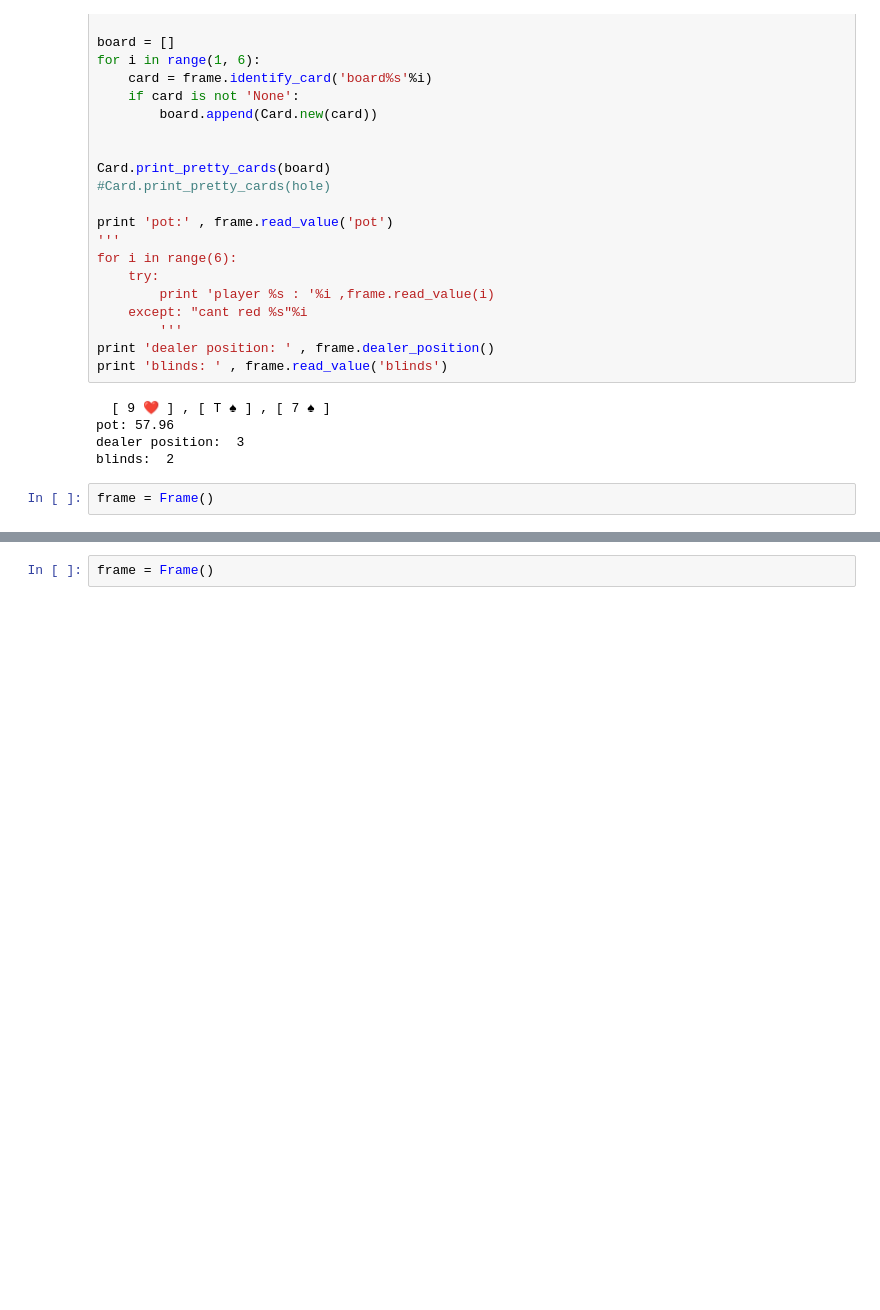
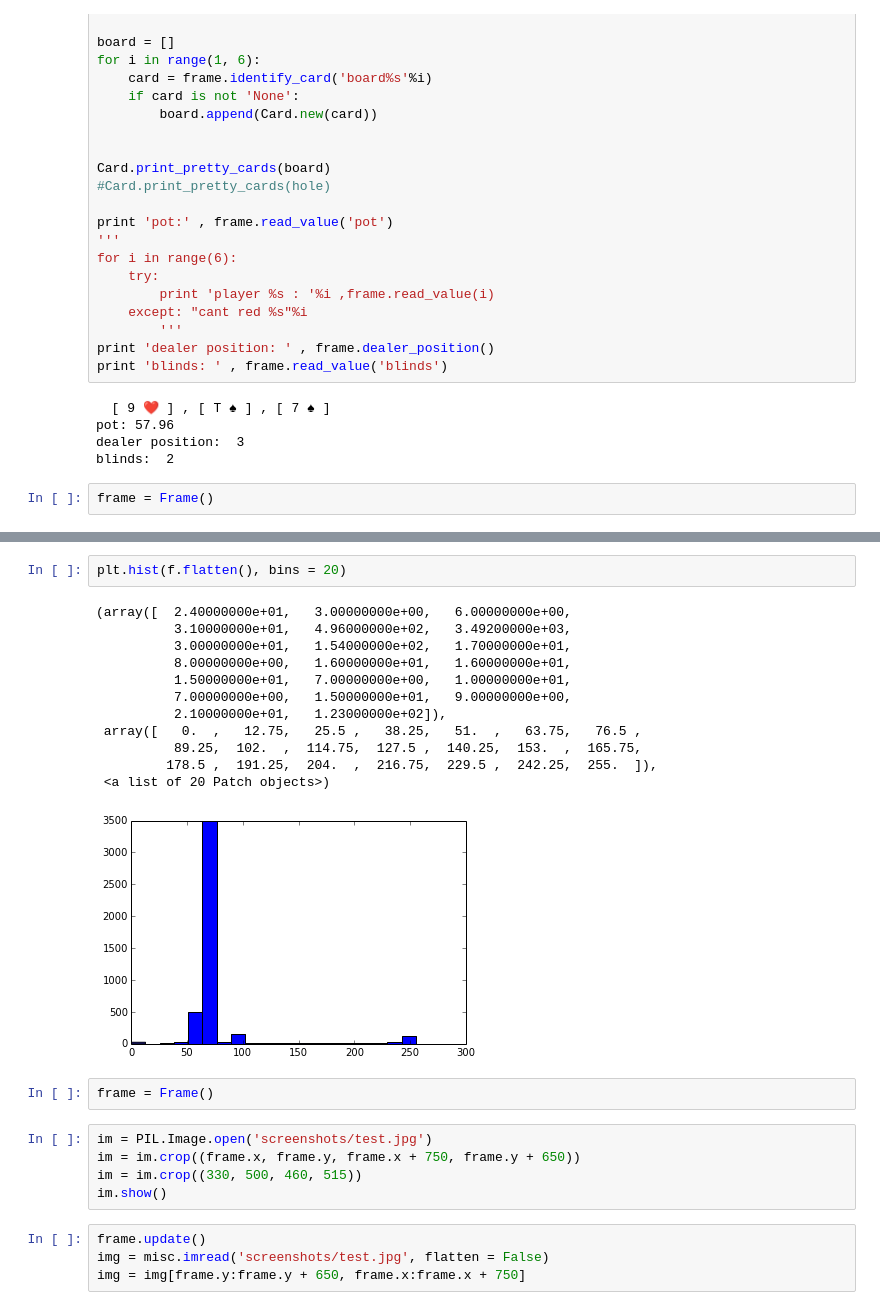
Before and after one commit to edouardswiac/PokerBot, a Jupyter notebook: BovadaProcessor.ipynb, the cells around one changed output, grey strips where cells are left out. Drawn from its saved outputs; the diff is of its cells as text; blank space fills up the shorter version.

```diff
--- a/BovadaProcessor.ipynb
+++ b/BovadaProcessor.ipynb
@@ -307,2 +324,26 @@ print s
+# %%
+plt.hist(f.flatten(), bins = 20)
+# %% [output]
+(array([  2.40000000e+01,   3.00000000e+00,   6.00000000e+00,
+          3.10000000e+01,   4.96000000e+02,   3.49200000e+03,
+          3.00000000e+01,   1.54000000e+02,   1.70000000e+01,
+          8.00000000e+00,   1.60000000e+01,   1.60000000e+01,
+          1.50000000e+01,   7.00000000e+00,   1.00000000e+01,
+          7.00000000e+00,   1.50000000e+01,   9.00000000e+00,
+          2.10000000e+01,   1.23000000e+02]),
+ array([   0.  ,   12.75,   25.5 ,   38.25,   51.  ,   63.75,   76.5 ,
+          89.25,  102.  ,  114.75,  127.5 ,  140.25,  153.  ,  165.75,
+         178.5 ,  191.25,  204.  ,  216.75,  229.5 ,  242.25,  255.  ]),
+ <a list of 20 Patch objects>)
+[figure, added]
 # %%
 frame = Frame()
+# %%
+im = PIL.Image.open('screenshots/test.jpg')
+im = im.crop((frame.x, frame.y, frame.x + 750, frame.y + 650))
+im = im.crop((330, 500, 460, 515))
+im.show()
+# %%
+frame.update()
+img = misc.imread('screenshots/test.jpg', flatten = False)
+img = img[frame.y:frame.y + 650, frame.x:frame.x + 750]
```
Also changed, not shown: parts of 11 cells of this notebook, 5 other files.
